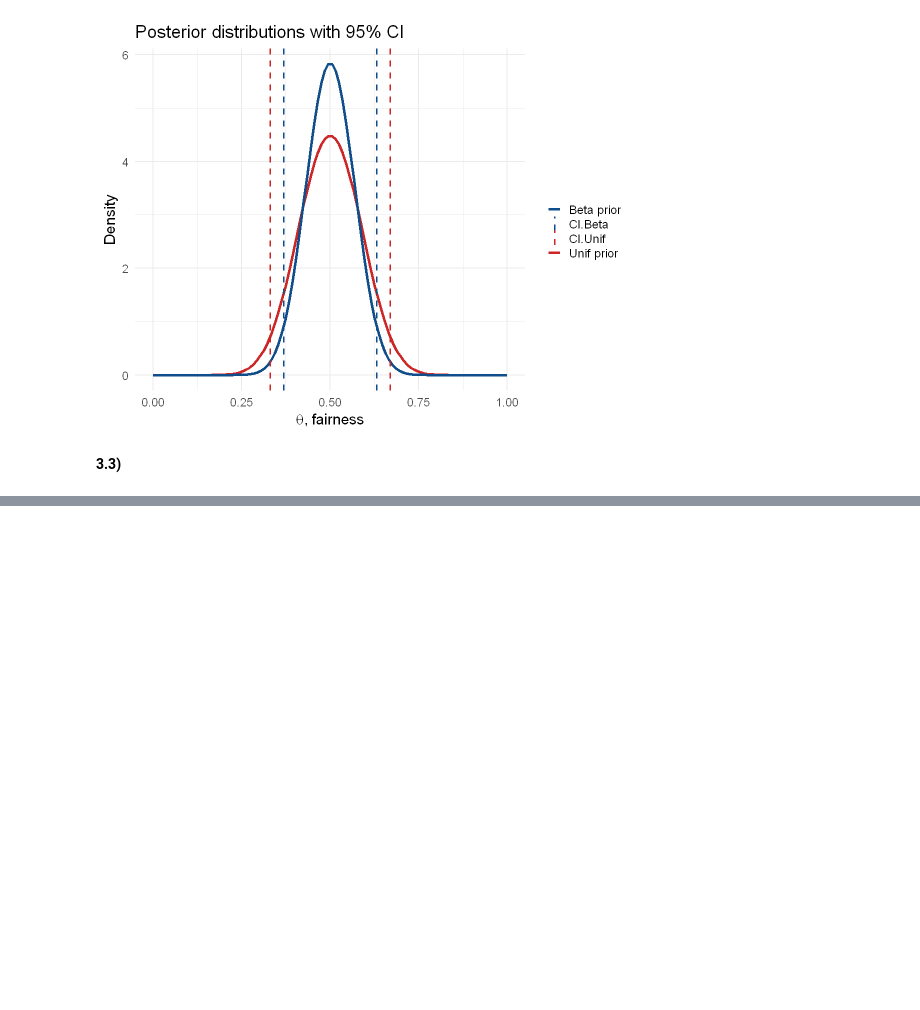
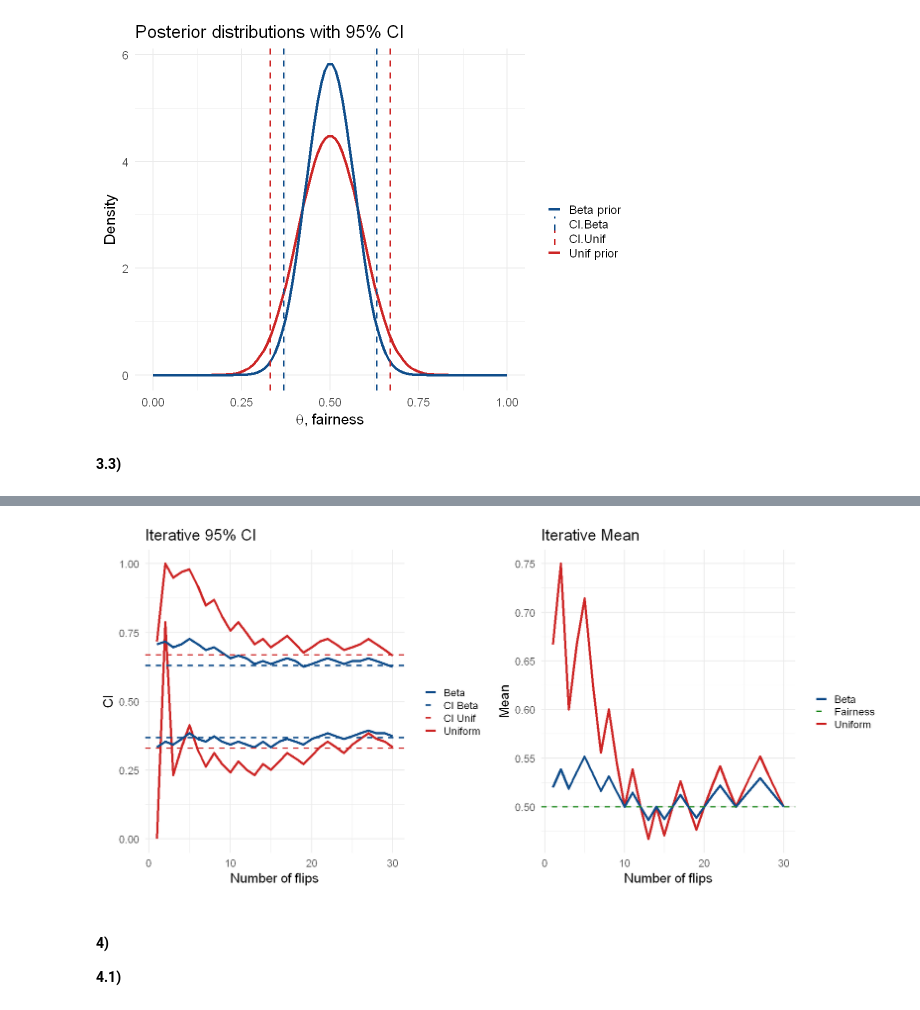
Before and after one commit to Berto70/advstat, a Jupyter notebook: ex3/Bertinelli_Gabriele_Rlab03.ipynb, the cells around one changed output, grey strips where cells are left out. Saved outputs shown, nothing was run; the diff lists cells and outputs as text; code cells hidden in the pictures; blank space fills up the shorter version.

```diff
--- a/ex3/Bertinelli_Gabriele_Rlab03.ipynb
+++ b/ex3/Bertinelli_Gabriele_Rlab03.ipynb
@@ -344,0 +344,34 @@ Warning message in beta.ci[i] <- emdbook::ncredint(x, beta.post, level = 0.95):
+# %%
+options(repr.plot.width = 15, repr.plot.height = 7)
+
+ciit.coin.plot <- ggplot() +
+	geom_line(aes(x=1:length(coin.out), y=unif.ci.low, color='Uniform'), lwd=1.5) +
+	geom_line(aes(x=1:length(coin.out), y=unif.ci.high, color='Uniform'), lwd=1.5) +
+	geom_line(aes(x=1:length(coin.out), y=beta.ci.low, color='Beta'), lwd=1.5) +
+	geom_line(aes(x=1:length(coin.out), y=beta.ci.high, color='Beta'), lwd=1.5) +
+
+	geom_hline(aes(yintercept = low.ci.unif, color='CI Unif'), linetype='dashed', lwd=1) +
+	geom_hline(aes(yintercept = high.ci.unif, color='CI Unif'), linetype='dashed', lwd=1) +
+	geom_hline(aes(yintercept = low.ci.beta, color='CI Beta'), linetype='dashed', lwd=1) +
+	geom_hline(aes(yintercept = high.ci.beta, color='CI Beta'), linetype='dashed', lwd=1) +
+
+	labs(x='Number of flips', y='CI', title='Iterative 95% CI', color='')+
+	theme_minimal(base_size = 18) +
+	scale_color_manual(values=c('Uniform' = 'firebrick3', 'Beta' = 'dodgerblue4', 'CI Unif' = 'firebrick3', 'CI Beta' = 'dodgerblue4'))
+
+mit.coin.plot <- ggplot() +
+	geom_line(aes(x=1:length(coin.out), y=mean.unif, color='Uniform'), lwd=1.5) +
+	geom_line(aes(x=1:length(coin.out), y=mean.beta, color='Beta'), lwd=1.5) +
+
+	geom_hline(aes(yintercept = 0.5, color='Fairness'), linetype='dashed', lwd=1) +
+
+	labs(x='Number of flips', y='Mean', title='Iterative Mean', color='')+
+	theme_minimal(base_size = 18) +
+	scale_color_manual(values=c('Uniform' = 'firebrick3', 'Beta' = 'dodgerblue4', 'Fairness' = 'forestgreen'))
+
+grid.arrange(ciit.coin.plot, mit.coin.plot, nrow=1, ncol = 2)
+# %% [output]
+[figure, added]
+# %% [markdown]
+#### 4)
+**4.1)**
```
Also changed, not shown: parts of 2 cells of this notebook.
